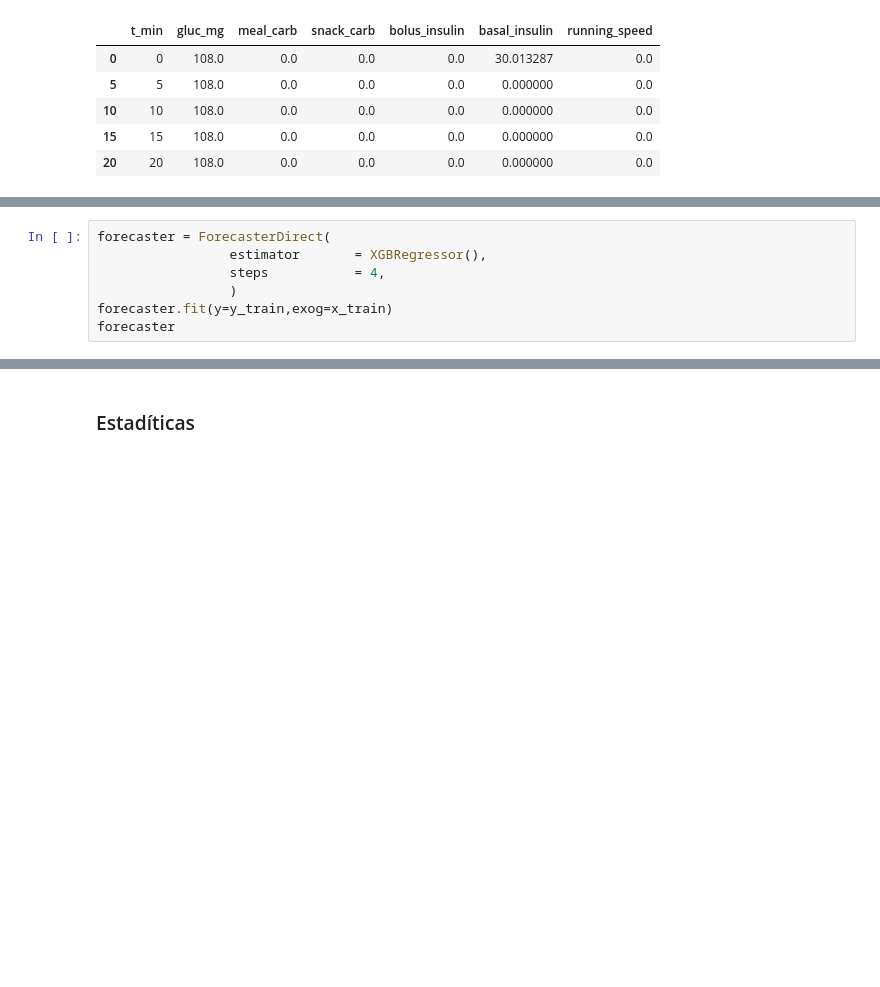
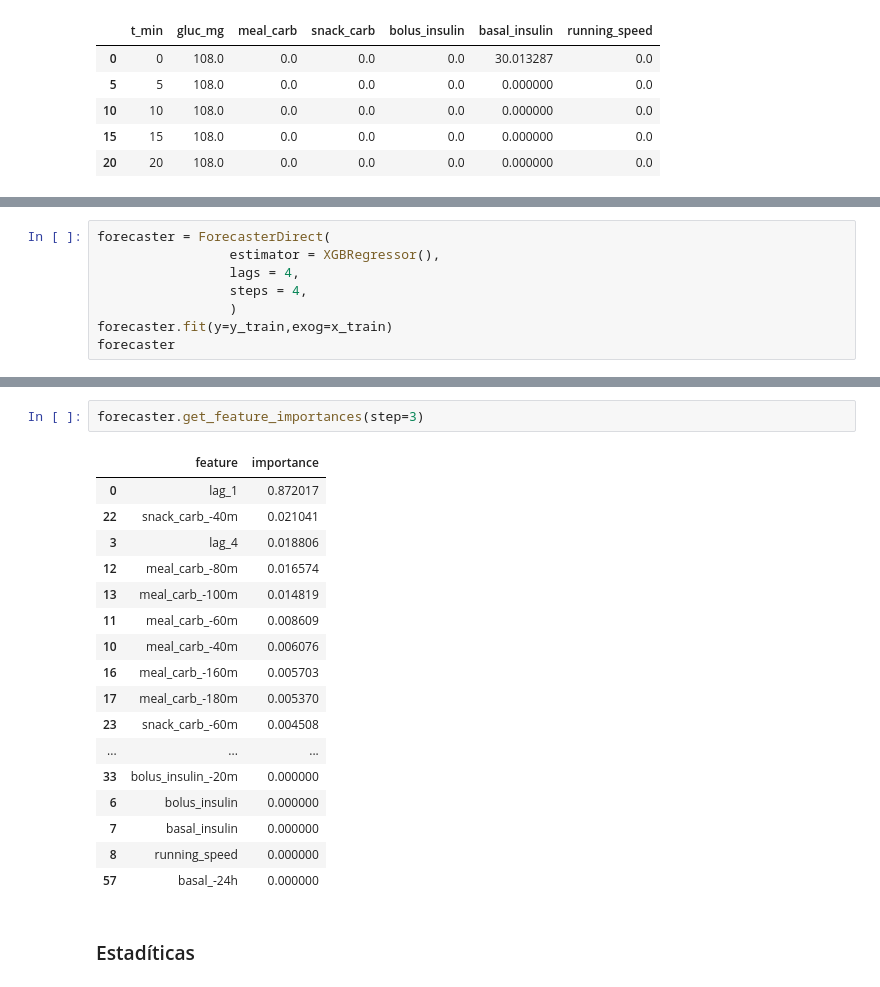
Before and after one commit to WillyFtAb/TFG-GIS-Predictor-glucosa, a Jupyter notebook: Pruebas/estadisticas.ipynb, the cells around one changed output, grey strips where cells are left out. Drawn from its saved outputs; the diff is of its cells as text; blank space fills up the shorter version.

```diff
--- a/Pruebas/estadisticas.ipynb
+++ b/Pruebas/estadisticas.ipynb
@@ -296,7 +319,8 @@ ax.legend()
 # %%
 forecaster = ForecasterDirect(
-                 estimator       = XGBRegressor(),
-                 steps           = 4,
+                 estimator = XGBRegressor(),
+                 lags = 4,
+                 steps = 4,
                  )
 forecaster.fit(y=y_train,exog=x_train)
 forecaster
@@ -305,3 +363,23 @@ ValueError: At least one of the arguments `lags` or `window_features` must be di
+# %%
+forecaster.get_feature_importances(step=3)
+# %% [output]
+|  | feature | importance |
+| 0 | lag_1 | 0.872017 |
+| 22 | snack_carb_-40m | 0.021041 |
+| 3 | lag_4 | 0.018806 |
+| 12 | meal_carb_-80m | 0.016574 |
+| 13 | meal_carb_-100m | 0.014819 |
+| 11 | meal_carb_-60m | 0.008609 |
+| 10 | meal_carb_-40m | 0.006076 |
+| 16 | meal_carb_-160m | 0.005703 |
+| 17 | meal_carb_-180m | 0.005370 |
+| 23 | snack_carb_-60m | 0.004508 |
+| ... | ... | ... |
+| 33 | bolus_insulin_-20m | 0.000000 |
+| 6 | bolus_insulin | 0.000000 |
+| 7 | basal_insulin | 0.000000 |
+| 8 | running_speed | 0.000000 |
+| 57 | basal_-24h | 0.000000 |
 # %% [markdown]
 ### Estadíticas
 # %%
```
Also changed, not shown: parts of 9 cells of this notebook.
